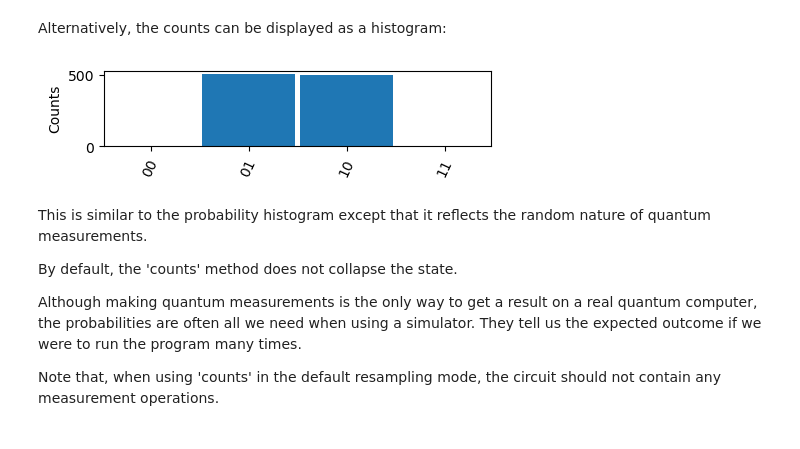
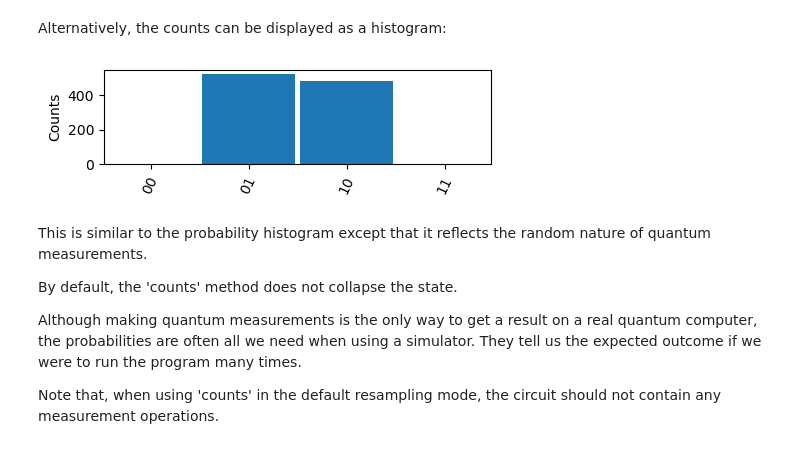
Before and after one commit to jbrumf/tinyqsim, a Jupyter notebook: examples/example_1_tutorial.ipynb, the cells around one changed output. Cells and saved outputs as stored; diff of their text form; code cells hidden in the pictures.

```diff
--- a/examples/example_1_tutorial.ipynb
+++ b/examples/example_1_tutorial.ipynb
@@ -122,9 +134,9 @@ qc.counts()
 # %% [markdown]
 Alternatively, the counts can be displayed as a histogram:
 # %%
-qc.plot_counts(height=0.6)
+qc.plot_counts(height=0.75)
 # %% [output]
-[figure, old version]
+[figure, new version]
 # %% [markdown]
 This is similar to the probability histogram except that it reflects the random nature of quantum measurements.
 
```
Also changed, not shown: parts of 46 cells of this notebook, 10 other files.
